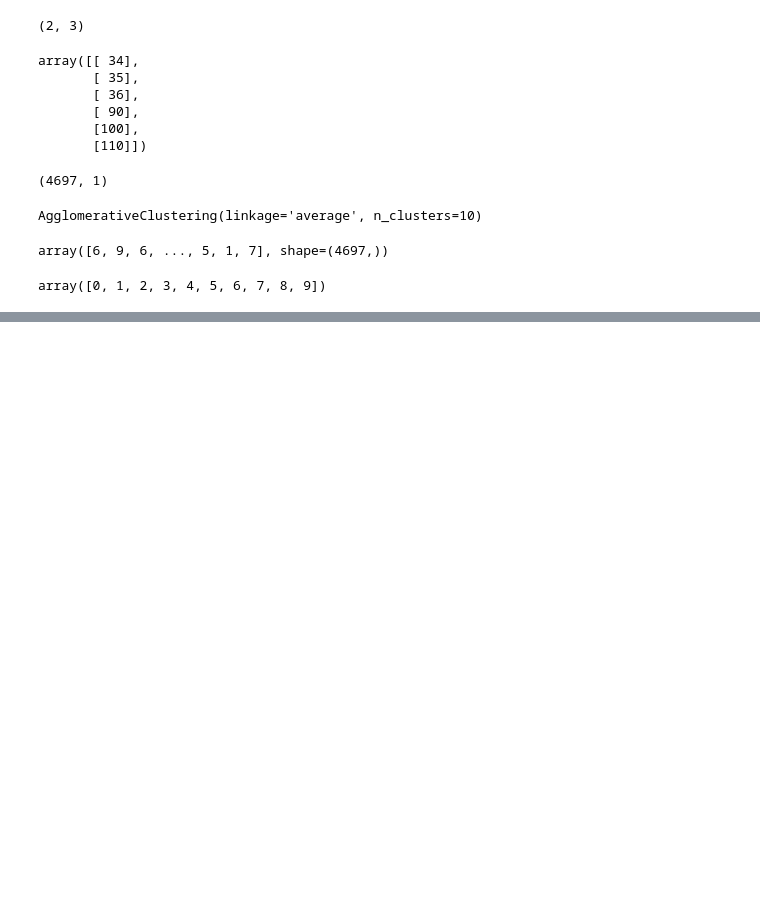
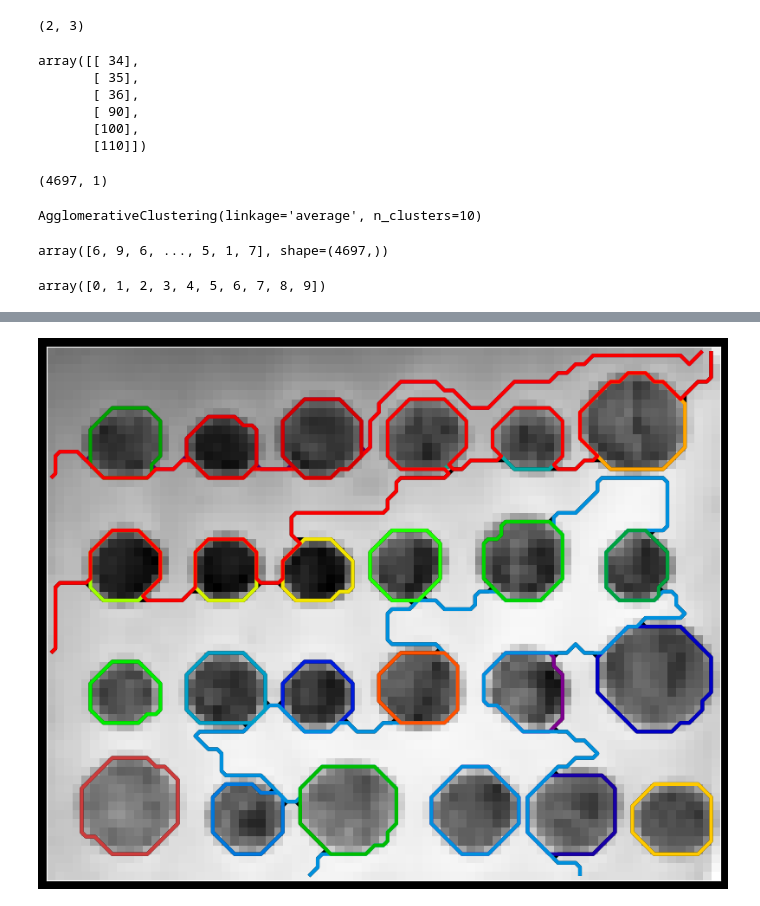
Before and after one commit to Kinetics20/Python_practice_sessions_05, a Jupyter notebook: data_science/agglomerative_clustering.ipynb, the cells around one changed output, grey strips where cells are left out. Saved outputs shown, nothing was run; the diff lists cells and outputs as text; code cells hidden in the pictures; blank space fills up the shorter version.

```diff
--- a/data_science/agglomerative_clustering.ipynb
+++ b/data_science/agglomerative_clustering.ipynb
@@ -98,0 +131,2 @@ array([0, 1, 2, 3, 4, 5, 6, 7, 8, 9])
+# %%
+n_clusters = 28
@@ -98,0 +140,2 @@ array([0, 1, 2, 3, 4, 5, 6, 7, 8, 9])
+# %%
+labels = np.reshape(model.labels_, rescale_coins.shape)
@@ -98,0 +148,14 @@ array([0, 1, 2, 3, 4, 5, 6, 7, 8, 9])
+# %%
+fig, ax = plt.subplots(figsize=(12, 8))
+
+ax.imshow(rescale_coins, cmap='Greys')
+for l in unique_labels:
+    ax.contour(labels == l, colors=[plt.cm.nipy_spectral(l/float(n_clusters))], linewidths=3)
+
+ax.set_xticks([])
+ax.set_yticks([])
+
+
+plt.show()
+# %% [output]
+[figure, added]
```
Also changed, not shown: parts of 11 cells of this notebook.
